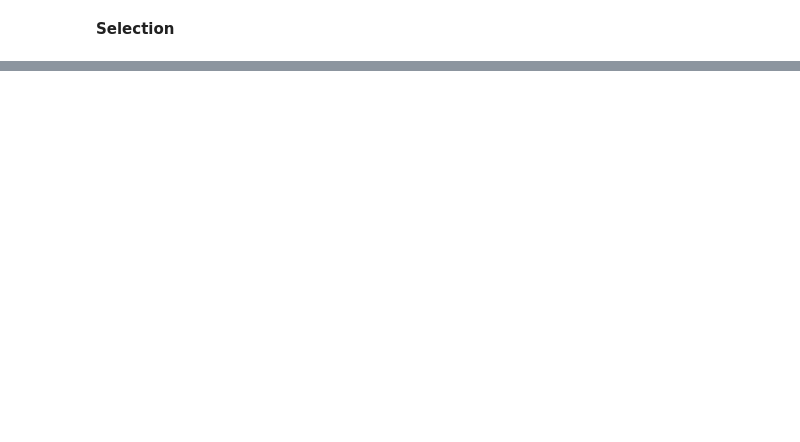
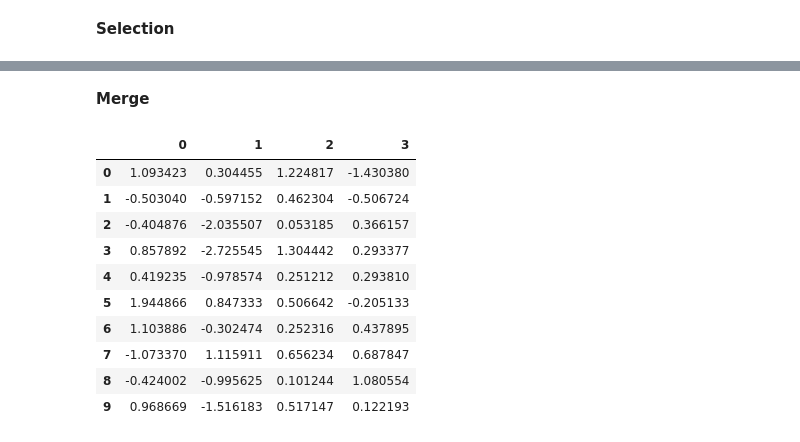
Before and after one commit to prjanarthanan/DSL1, a Jupyter notebook: 10mins_python.ipynb, the cells around one changed output, grey strips where cells are left out. Drawn from its saved outputs; the diff is of its cells as text; code cells hidden in the pictures; blank space fills up the shorter version.

```diff
--- a/10mins_python.ipynb
+++ b/10mins_python.ipynb
@@ -192,0 +527,17 @@ df['20130102':'20130104']
+# %% [markdown]
+**Merge**
+# %%
+df = pd.DataFrame(np.random.randn(10, 4))
+df
+# %% [output]
+|  | 0 | 1 | 2 | 3 |
+| 0 | 1.093423 | 0.304455 | 1.224817 | -1.430380 |
+| 1 | -0.503040 | -0.597152 | 0.462304 | -0.506724 |
+| 2 | -0.404876 | -2.035507 | 0.053185 | 0.366157 |
+| 3 | 0.857892 | -2.725545 | 1.304442 | 0.293377 |
+| 4 | 0.419235 | -0.978574 | 0.251212 | 0.293810 |
+| 5 | 1.944866 | 0.847333 | 0.506642 | -0.205133 |
+| 6 | 1.103886 | -0.302474 | 0.252316 | 0.437895 |
+| 7 | -1.073370 | 1.115911 | 0.656234 | 0.687847 |
+| 8 | -0.424002 | -0.995625 | 0.101244 | 1.080554 |
+| 9 | 0.968669 | -1.516183 | 0.517147 | 0.122193 |
```
Also changed, not shown: parts of 92 cells of this notebook.
